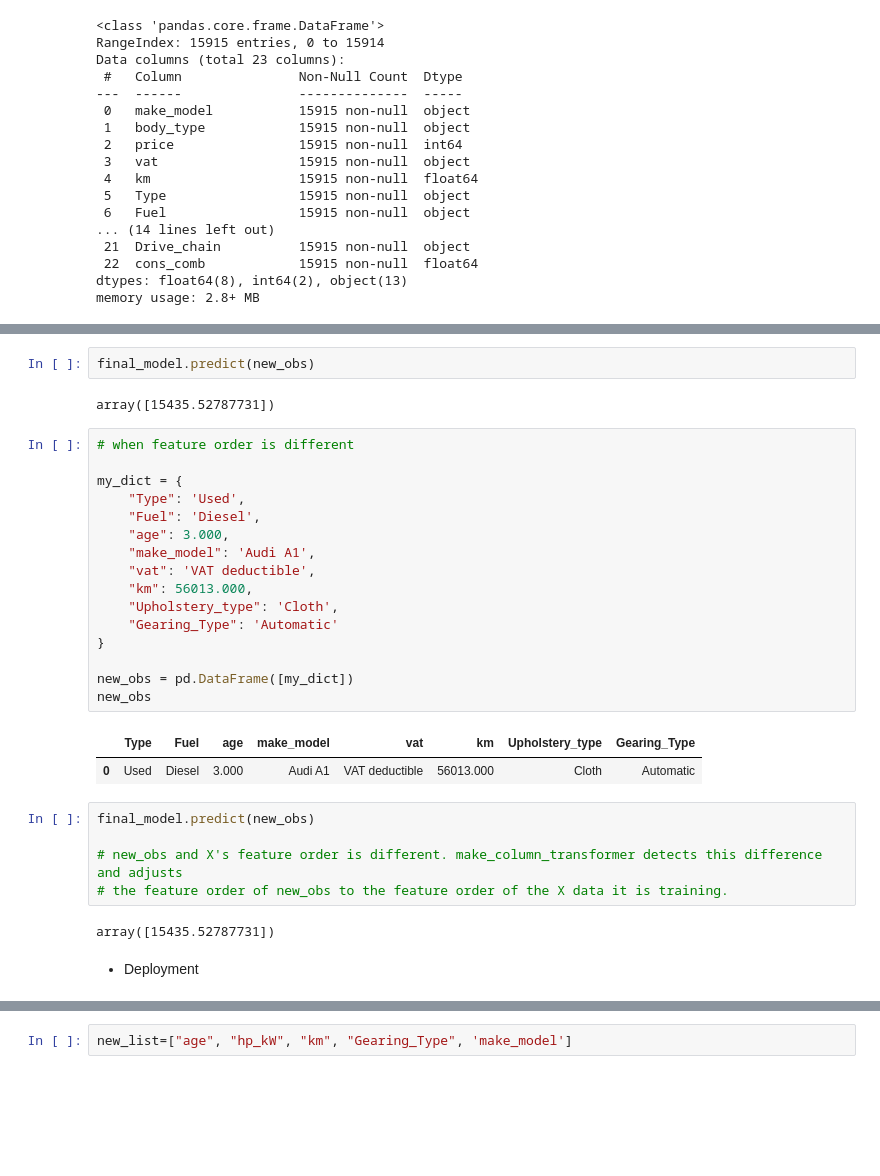
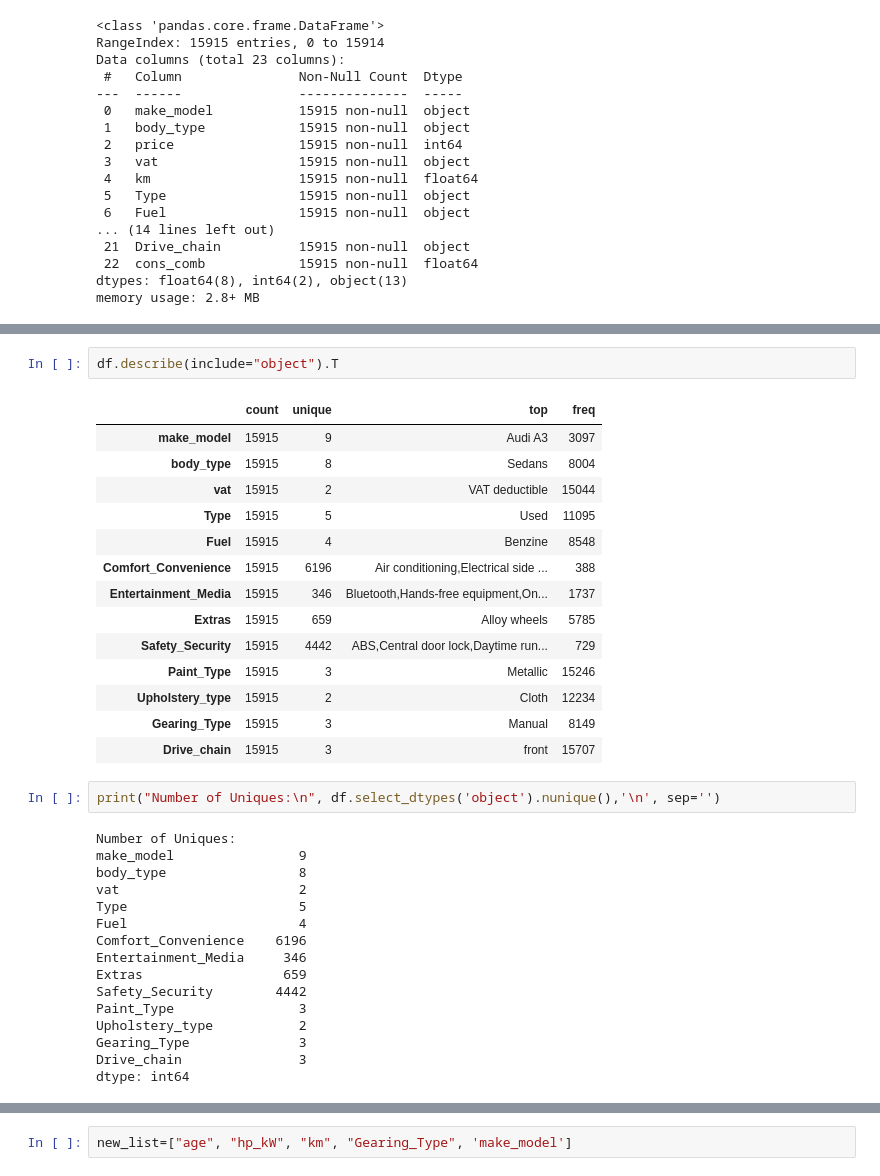
Before and after one commit to MariamAlghamdi/auto_mld, a Jupyter notebook: deployment.ipynb, the cells around one changed output, grey strips where cells are left out. Drawn from its saved outputs; the diff is of its cells as text; blank space fills up the shorter version.

```diff
--- a/deployment.ipynb
+++ b/deployment.ipynb
@@ -2527,32 +98,35 @@ new_obs
-# %%
-final_model.predict(new_obs)
-# %% [output]
-array([15435.52787731])
-# %%
-# when feature order is different
-
-my_dict = {
-    "Type": 'Used',
-    "Fuel": 'Diesel',
-    "age": 3.000,
-    "make_model": 'Audi A1',
-    "vat": 'VAT deductible',
-    "km": 56013.000,
-    "Upholstery_type": 'Cloth',
-    "Gearing_Type": 'Automatic'
-}
-
-new_obs = pd.DataFrame([my_dict])
-new_obs
-# %% [output]
-|  | Type | Fuel | age | make_model | vat | km | Upholstery_type | Gearing_Type |
-| 0 | Used | Diesel | 3.000 | Audi A1 | VAT deductible | 56013.000 | Cloth | Automatic |
-# %%
-final_model.predict(new_obs)
-
-# new_obs and X's feature order is different. make_column_transformer detects this difference and adjusts
-# the feature order of new_obs to the feature order of the X data it is training.
-# %% [output]
-array([15435.52787731])
-# %% [markdown]
-- Deployment
+# %%
+df.describe(include="object").T
+# %% [output]
+|  | count | unique | top | freq |
+| make_model | 15915 | 9 | Audi A3 | 3097 |
+| body_type | 15915 | 8 | Sedans | 8004 |
+| vat | 15915 | 2 | VAT deductible | 15044 |
+| Type | 15915 | 5 | Used | 11095 |
+| Fuel | 15915 | 4 | Benzine | 8548 |
+| Comfort_Convenience | 15915 | 6196 | Air conditioning,Electrical side ... | 388 |
+| Entertainment_Media | 15915 | 346 | Bluetooth,Hands-free equipment,On... | 1737 |
+| Extras | 15915 | 659 | Alloy wheels | 5785 |
+| Safety_Security | 15915 | 4442 | ABS,Central door lock,Daytime run... | 729 |
+| Paint_Type | 15915 | 3 | Metallic | 15246 |
+| Upholstery_type | 15915 | 2 | Cloth | 12234 |
+| Gearing_Type | 15915 | 3 | Manual | 8149 |
+| Drive_chain | 15915 | 3 | front | 15707 |
+# %%
+print("Number of Uniques:\n", df.select_dtypes('object').nunique(),'\n', sep='')
+# %% [output]
+Number of Uniques:
+make_model                9
+body_type                 8
+vat                       2
+Type                      5
+Fuel                      4
+Comfort_Convenience    6196
+Entertainment_Media     346
+Extras                  659
+Safety_Security        4442
+Paint_Type                3
+Upholstery_type           2
+Gearing_Type              3
+Drive_chain               3
+dtype: int64
```
Also changed, not shown: parts of 292 cells of this notebook, 3 other files.
